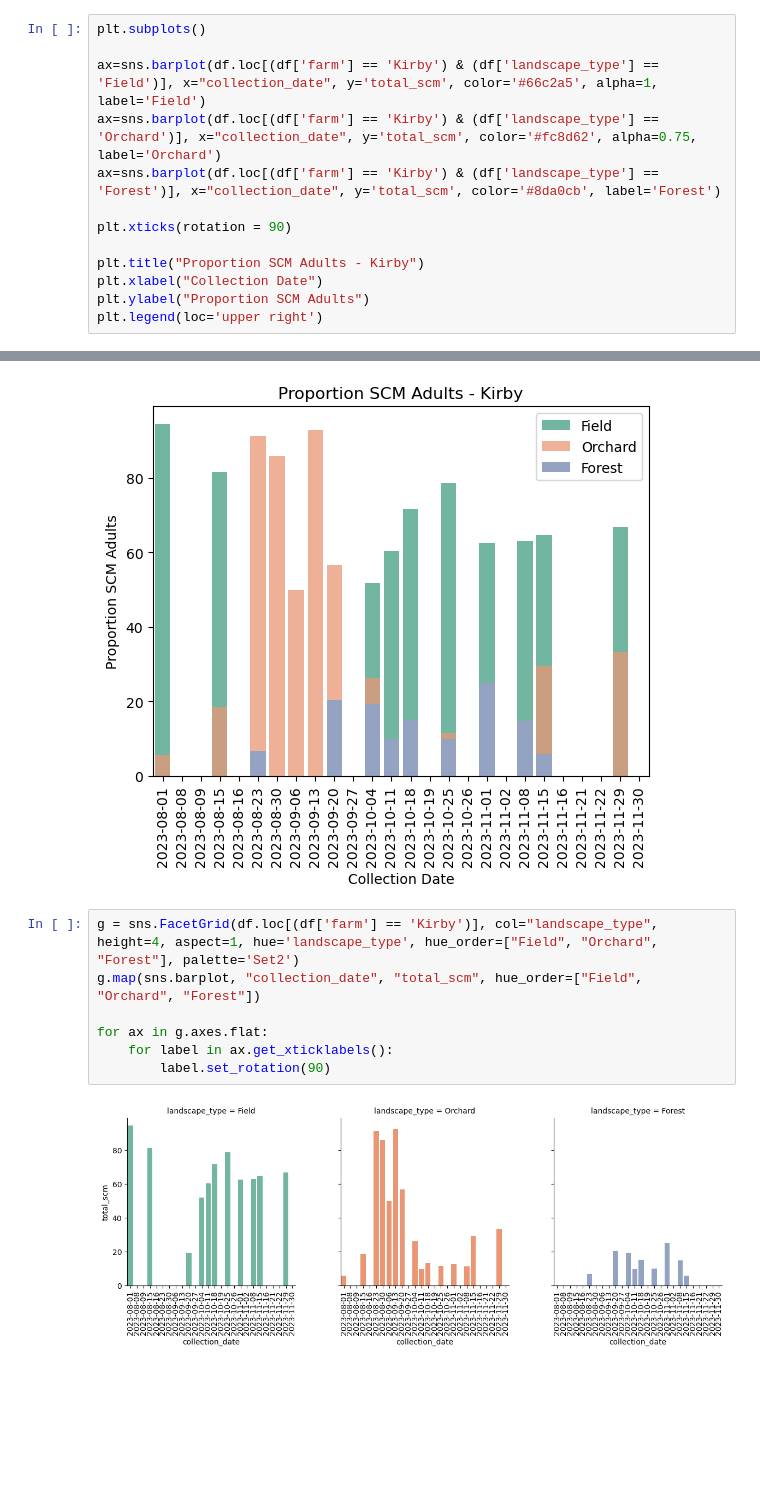
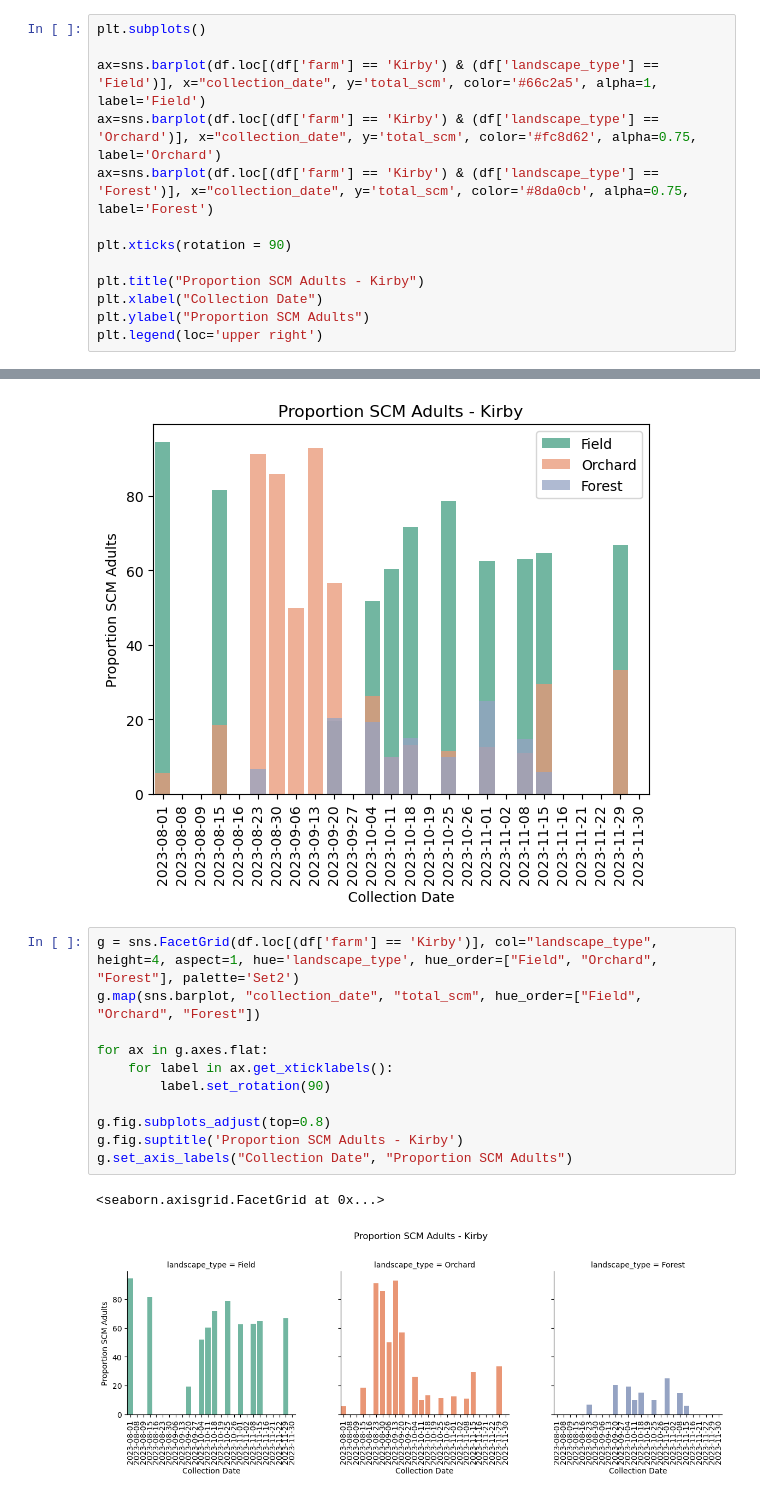
Before and after one commit to chloecho31/cornell, a Jupyter notebook: SCM/2023/scm_overwintering.ipynb, the cells around one changed output, grey strips where cells are left out. Drawn from its saved outputs; the diff is of its cells as text; blank space fills up the shorter version.

Commit message:
update visualizations

```diff
--- a/SCM/2023/scm_overwintering.ipynb
+++ b/SCM/2023/scm_overwintering.ipynb
@@ -135,7 +135,7 @@ plt.subplots()
 
 ax=sns.barplot(df.loc[(df['farm'] == 'Kirby') & (df['landscape_type'] == 'Field')], x="collection_date", y='total_scm', color='#66c2a5', alpha=1, label='Field')
 ax=sns.barplot(df.loc[(df['farm'] == 'Kirby') & (df['landscape_type'] == 'Orchard')], x="collection_date", y='total_scm', color='#fc8d62', alpha=0.75, label='Orchard')
-ax=sns.barplot(df.loc[(df['farm'] == 'Kirby') & (df['landscape_type'] == 'Forest')], x="collection_date", y='total_scm', color='#8da0cb', label='Forest')
+ax=sns.barplot(df.loc[(df['farm'] == 'Kirby') & (df['landscape_type'] == 'Forest')], x="collection_date", y='total_scm', color='#8da0cb', alpha=0.75, label='Forest')
 
 plt.xticks(rotation = 90)
 
@@ -149,12 +149,17 @@ plt.legend(loc='upper right')
 # %%
 g = sns.FacetGrid(df.loc[(df['farm'] == 'Kirby')], col="landscape_type", height=4, aspect=1, hue='landscape_type', hue_order=["Field", "Orchard", "Forest"], palette='Set2')
 g.map(sns.barplot, "collection_date", "total_scm", hue_order=["Field", "Orchard", "Forest"])
 
 for ax in g.axes.flat:
     for label in ax.get_xticklabels():
         label.set_rotation(90)
+
+g.fig.subplots_adjust(top=0.8)
+g.fig.suptitle('Proportion SCM Adults - Kirby')
+g.set_axis_labels("Collection Date", "Proportion SCM Adults")
 # %% [output]
+<seaborn.axisgrid.FacetGrid at 0x...>
-[figure, old version]
+[figure, new version]
 # %%
 plt.subplots()
 
```
Also changed, not shown: parts of 2 cells of this notebook, 5 other files.
